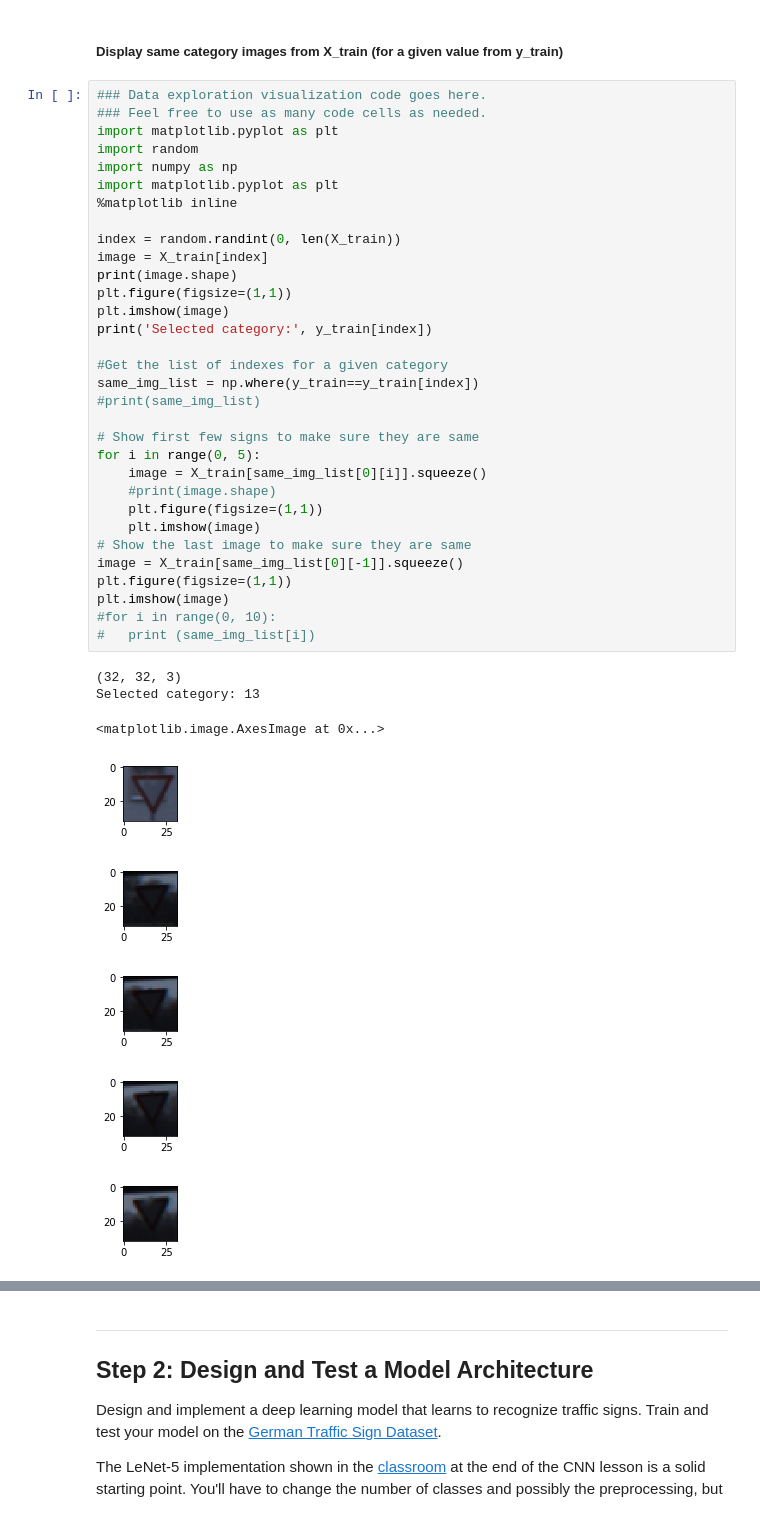
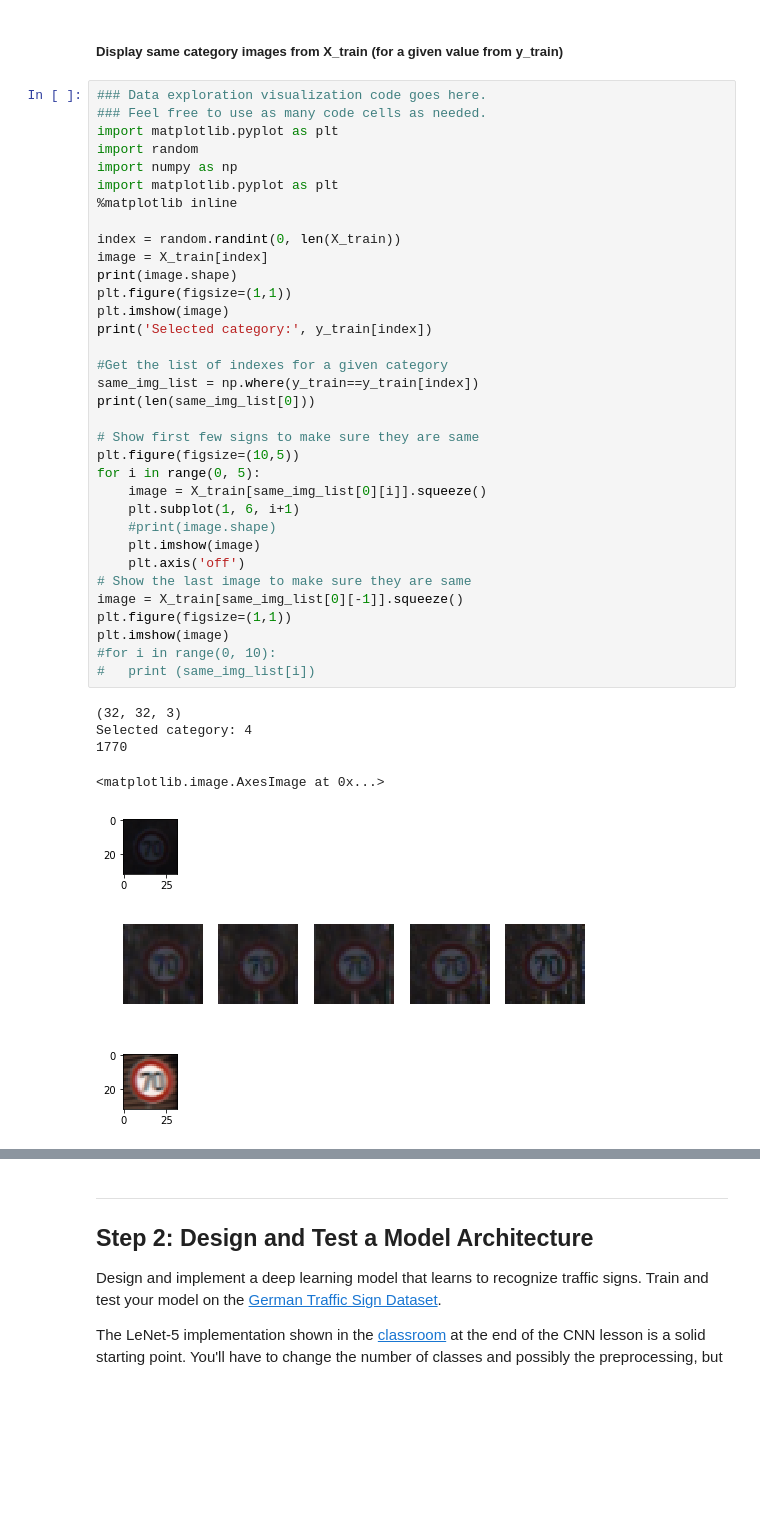
Before and after one commit to rnaidu02/CarND-Traffic-Sign-Classifier-Project, a Jupyter notebook: Traffic_Sign_Classifier.ipynb, the cells around one changed output, grey strips where cells are left out. Drawn from its saved outputs; the diff is of its cells as text; blank space fills up the shorter version.

```diff
--- a/Traffic_Sign_Classifier.ipynb
+++ b/Traffic_Sign_Classifier.ipynb
@@ -105,38 +105,39 @@ The [Matplotlib](http://matplotlib.org/) [examples](http://matplotlib.org/exampl
 import matplotlib.pyplot as plt
 import random
 import numpy as np
 import matplotlib.pyplot as plt
 %matplotlib inline
 
 index = random.randint(0, len(X_train))
 image = X_train[index]
 print(image.shape)
 plt.figure(figsize=(1,1))
 plt.imshow(image)
 print('Selected category:', y_train[index])
 
 #Get the list of indexes for a given category
 same_img_list = np.where(y_train==y_train[index])
-#print(same_img_list)
+print(len(same_img_list[0]))
 
 # Show first few signs to make sure they are same
+plt.figure(figsize=(10,5))
 for i in range(0, 5):
     image = X_train[same_img_list[0][i]].squeeze()
+    plt.subplot(1, 6, i+1)
     #print(image.shape)
-    plt.figure(figsize=(1,1))
     plt.imshow(image)
+    plt.axis('off')
 # Show the last image to make sure they are same
 image = X_train[same_img_list[0][-1]].squeeze()
 plt.figure(figsize=(1,1))
 plt.imshow(image)
 #for i in range(0, 10):
 #   print (same_img_list[i])
 # %% [output]
 (32, 32, 3)
-Selected category: 13
+Selected category: 4
+1770
 <matplotlib.image.AxesImage at 0x...>
-[figure, old version]
+[figure, new version]
-[figure, old version]
+[figure, new version]
-[figure, old version]
+[figure, new version]
-[figure, removed]
-[figure, removed]
```
Also changed, not shown: parts of 14 cells of this notebook, 3 other files.
